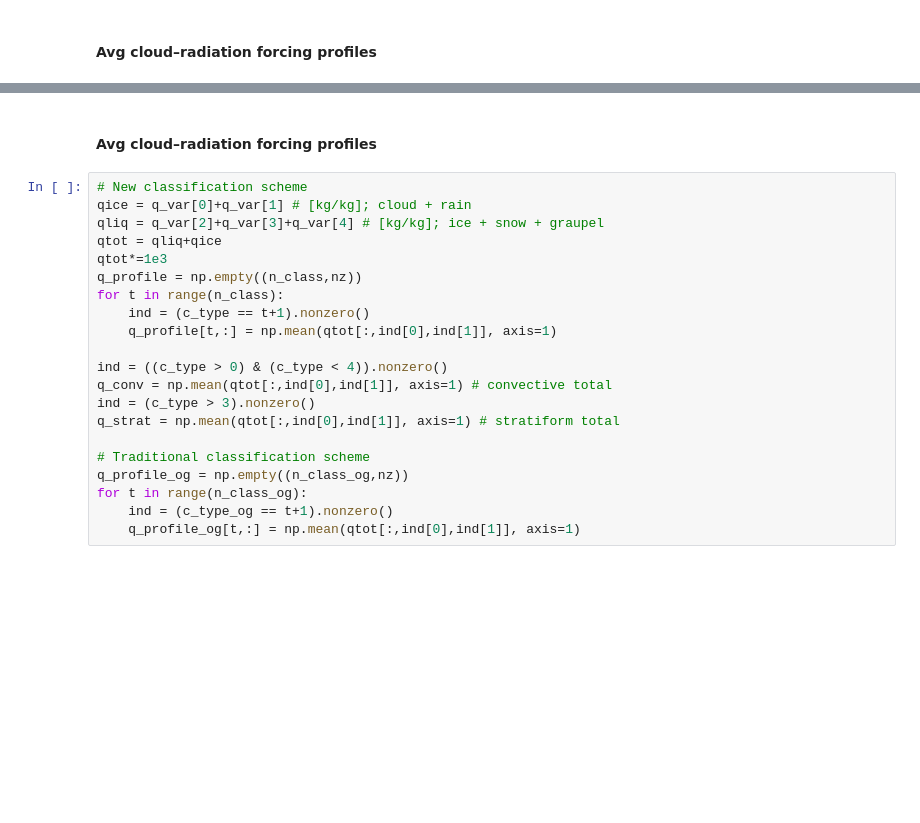
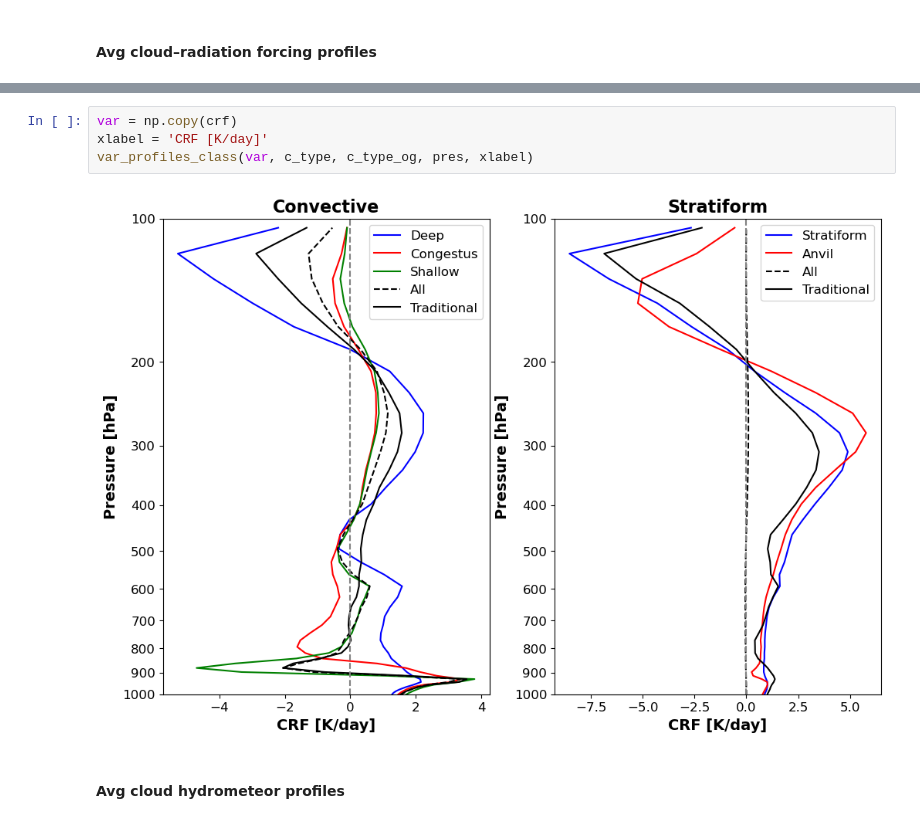
Before and after one commit to jhruppert/jhr-wrf-python, a Jupyter notebook: cloud_ratio_class.ipynb, the cells around one changed output, grey strips where cells are left out. Drawn from its saved outputs; the diff is of its cells as text; blank space fills up the shorter version.

```diff
--- a/cloud_ratio_class.ipynb
+++ b/cloud_ratio_class.ipynb
@@ -584,23 +528,8 @@ Text(0, 0.5, 'Pressure [hPa]')
+# %%
+var = np.copy(crf)
+xlabel = 'CRF [K/day]'
+var_profiles_class(var, c_type, c_type_og, pres, xlabel)
+# %% [output]
+[figure, added]
 # %% [markdown]
-#### Avg cloud–radiation forcing profiles
+#### Avg cloud hydrometeor profiles
-# %%
-# New classification scheme
-qice = q_var[0]+q_var[1] # [kg/kg]; cloud + rain
-qliq = q_var[2]+q_var[3]+q_var[4] # [kg/kg]; ice + snow + graupel
-qtot = qliq+qice
-qtot*=1e3
-q_profile = np.empty((n_class,nz))
-for t in range(n_class):
-    ind = (c_type == t+1).nonzero()
-    q_profile[t,:] = np.mean(qtot[:,ind[0],ind[1]], axis=1)
-
-ind = ((c_type > 0) & (c_type < 4)).nonzero()
-q_conv = np.mean(qtot[:,ind[0],ind[1]], axis=1) # convective total
-ind = (c_type > 3).nonzero()
-q_strat = np.mean(qtot[:,ind[0],ind[1]], axis=1) # stratiform total
-
-# Traditional classification scheme
-q_profile_og = np.empty((n_class_og,nz))
-for t in range(n_class_og):
-    ind = (c_type_og == t+1).nonzero()
-    q_profile_og[t,:] = np.mean(qtot[:,ind[0],ind[1]], axis=1)
```
Also changed, not shown: parts of 34 cells of this notebook, 2 other files.
